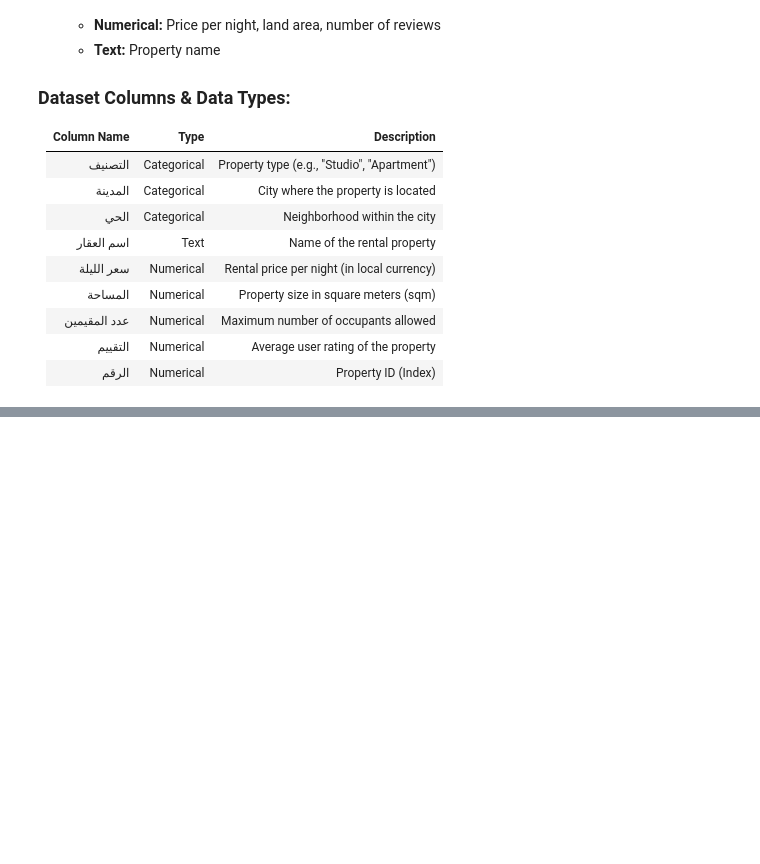
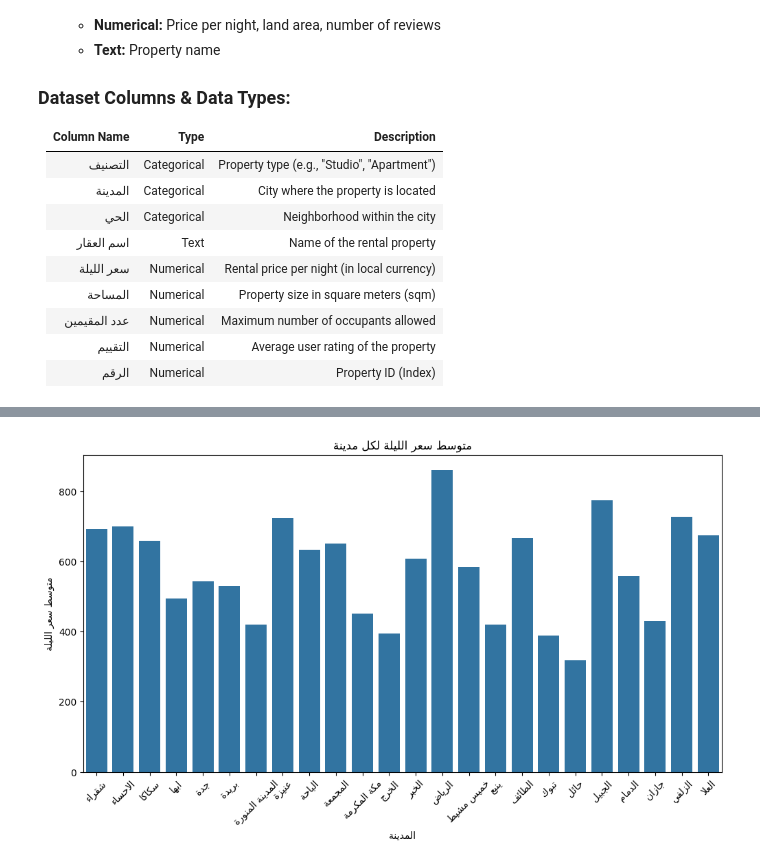
Before and after one commit to 157nouraalhumaid/SW485-Project-Group4, a Jupyter notebook: Notebook/phase1_data_exploration (1).ipynb, the cells around one changed output, grey strips where cells are left out. Drawn from its saved outputs; the diff is of its cells as text; code cells hidden in the pictures; blank space fills up the shorter version.

```diff
--- a/Notebook/phase1_data_exploration (1).ipynb
+++ b/Notebook/phase1_data_exploration (1).ipynb
@@ -106,0 +196,24 @@ df.head()
+# %%
+# متوسط سعر اللية في كل مدينة
+# Group by city and calculate the average price per night
+city_avg_price = df.groupby('المدينة')['سعر الليلة'].mean().reset_index()
+
+# Set a built-in font that supports Arabic
+plt.rcParams['font.family'] = 'DejaVu Sans'  # DejaVu Sans supports Arabic characters
+
+# Plot
+plt.figure(figsize=(12, 6))
+sns.barplot(data=city_avg_price, x='المدينة', y='سعر الليلة')
+
+# Titles and labels
+plt.title(get_display(arabic_reshaper.reshape("متوسط سعر الليلة لكل مدينة")))
+plt.xlabel(get_display(arabic_reshaper.reshape("المدينة")))
+plt.ylabel(get_display(arabic_reshaper.reshape("متوسط سعر الليلة")))
+
+# Rotate x-axis labels for better readability
+plt.xticks(rotation=45)
+
+# Show the plot
+plt.show()
+# %% [output]
+[figure, added]
```
Also changed, not shown: parts of 20 cells of this notebook.
